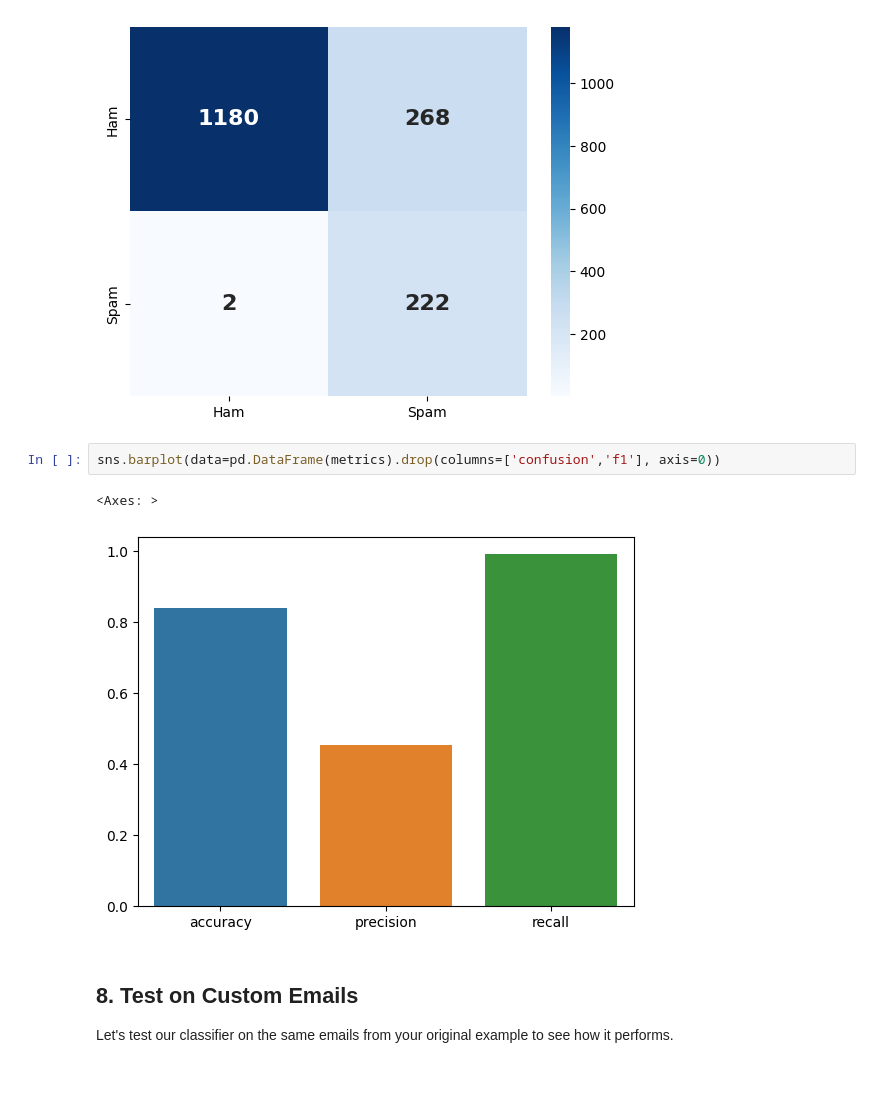
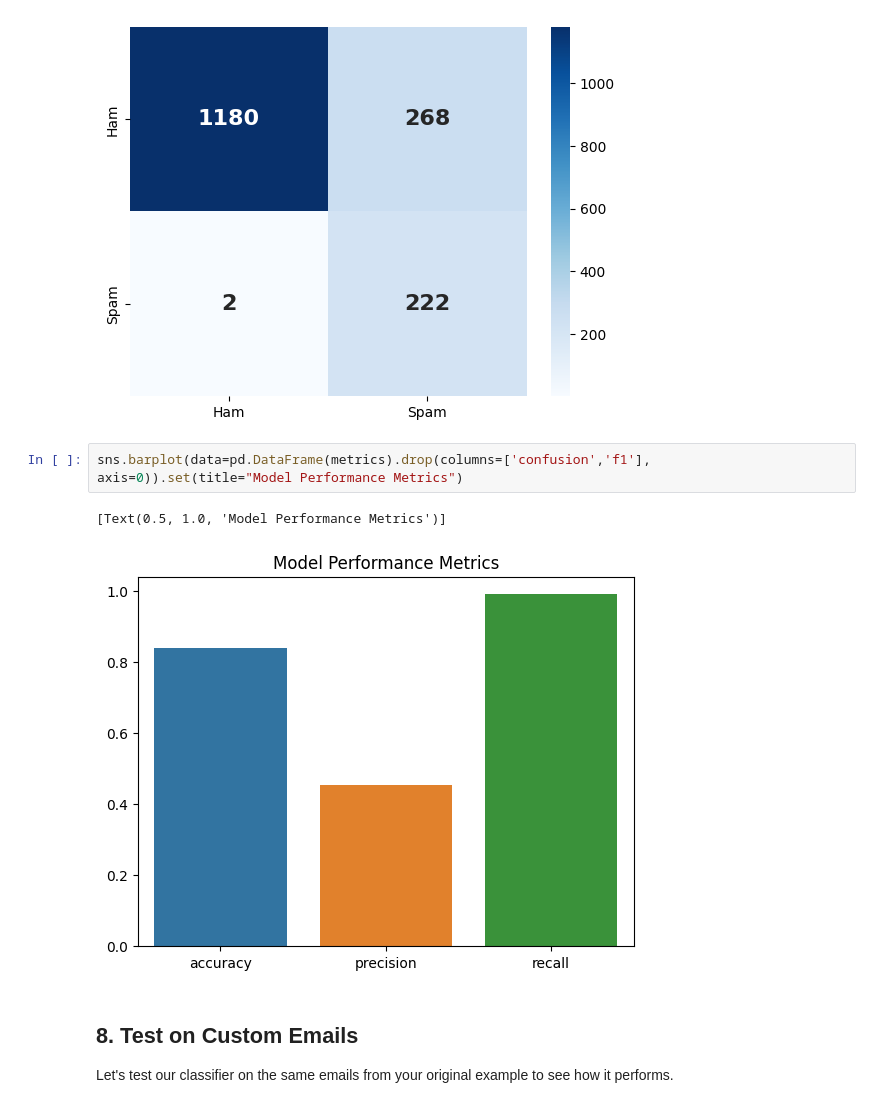
Before and after one commit to sgimres/spam-detection-bays-theorem, a Jupyter notebook: guest.ipynb, the cells around one changed output. Drawn from its saved outputs; the diff is of its cells as text; blank space fills up the shorter version.

```diff
--- a/guest.ipynb
+++ b/guest.ipynb
@@ -339,10 +332,10 @@ sns.heatmap(cm, annot=True, fmt='d', cmap='Blues',
 <Axes: >
 [figure]
 # %%
-sns.barplot(data=pd.DataFrame(metrics).drop(columns=['confusion','f1'], axis=0))
+sns.barplot(data=pd.DataFrame(metrics).drop(columns=['confusion','f1'], axis=0)).set(title="Model Performance Metrics")
 # %% [output]
-<Axes: >
+[Text(0.5, 1.0, 'Model Performance Metrics')]
-[figure, old version]
+[figure, new version]
 # %% [markdown]
 ## 8. Test on Custom Emails
 
```
Also changed, not shown: parts of 4 cells of this notebook.
